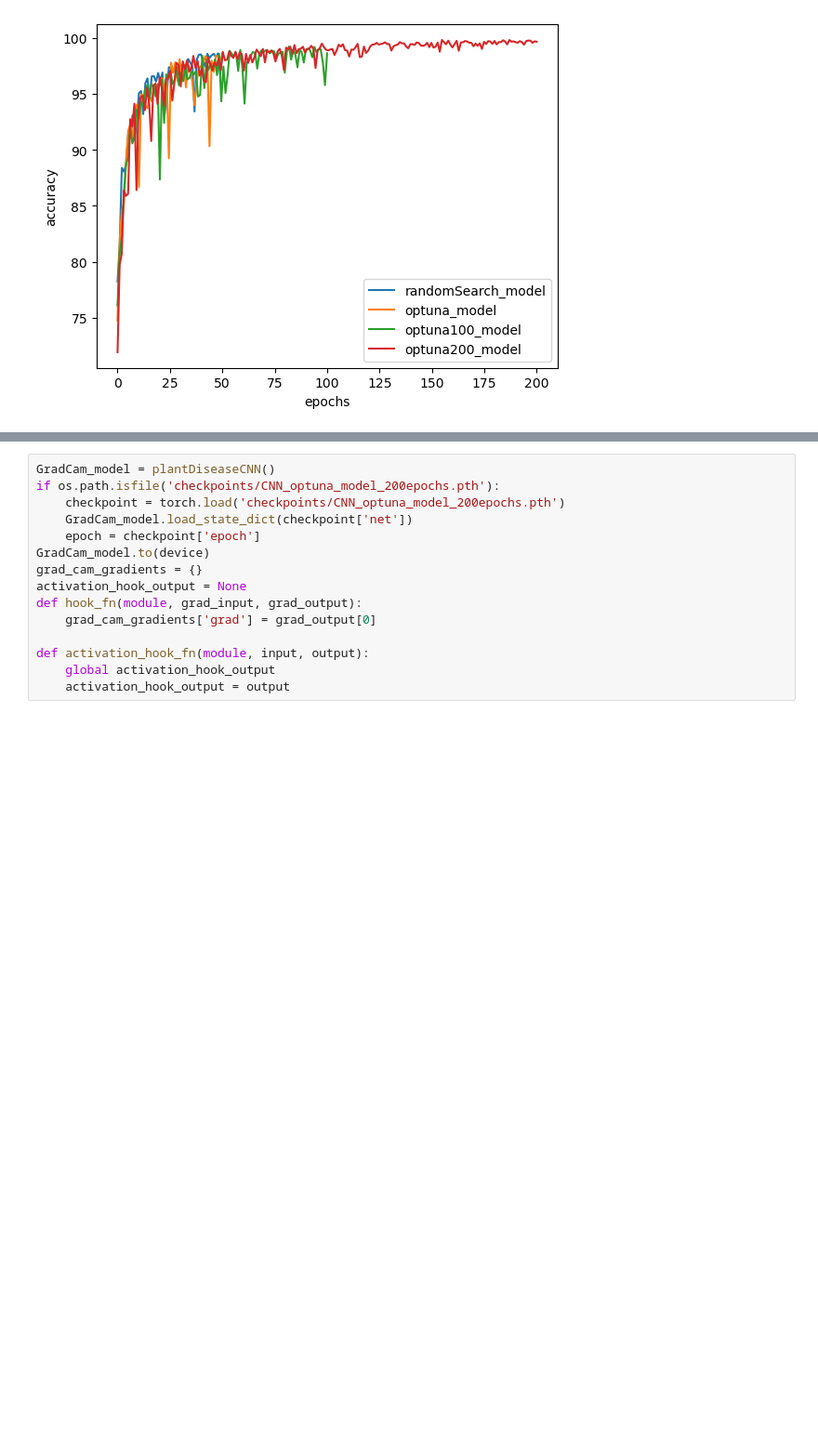
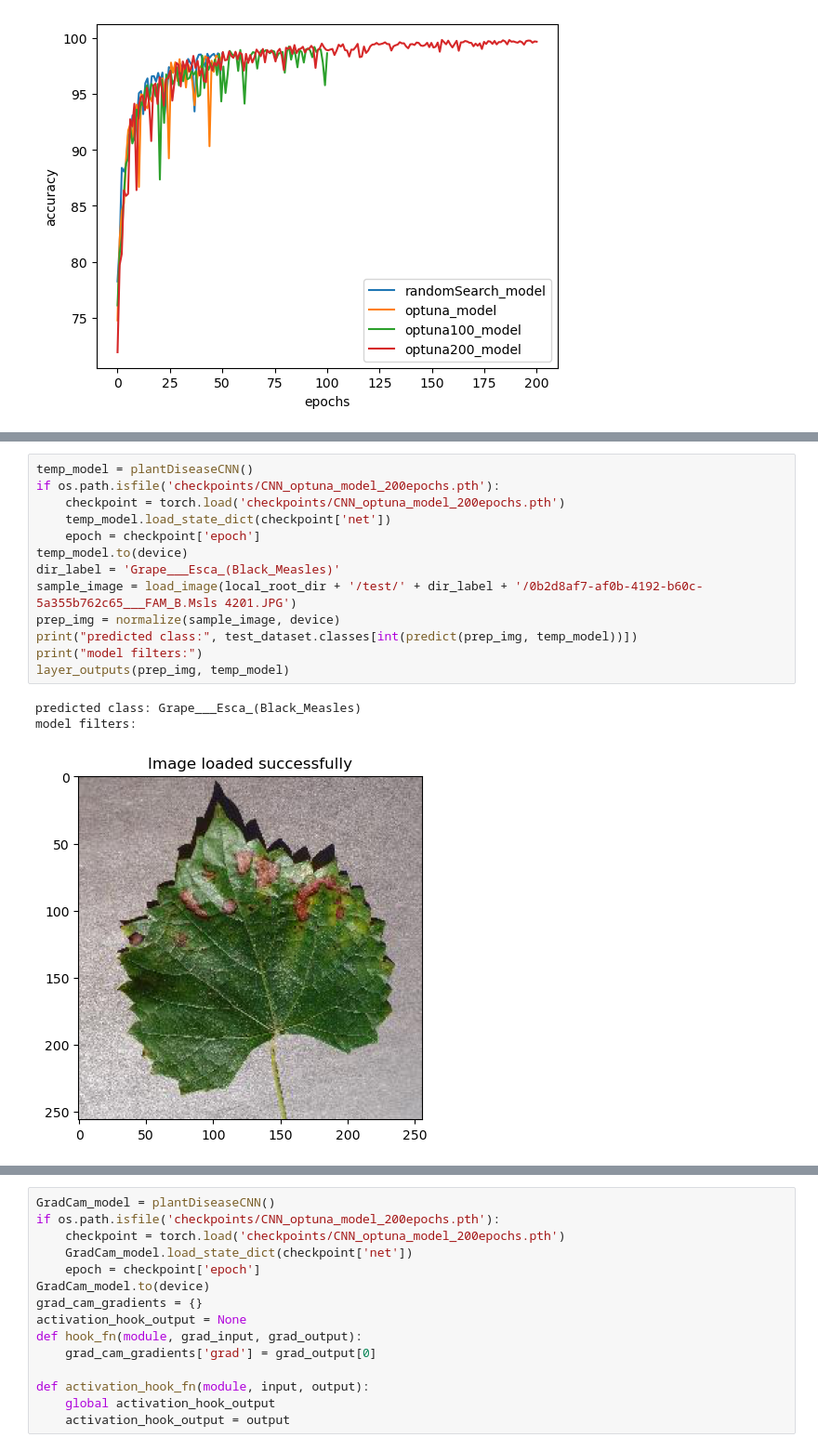
Before and after one commit to LeeBenyamin/Sherleaf-Holmes-project, a Jupyter notebook: plantDiseaseCNN.ipynb, the cells around one changed output, grey strips where cells are left out. Shown at 93% size. Drawn from its saved outputs; the diff is of its cells as text; blank space fills up the shorter version.

```diff
--- a/plantDiseaseCNN.ipynb
+++ b/plantDiseaseCNN.ipynb
@@ -822,0 +964,17 @@ def load_image(path):
+# %%
+temp_model = plantDiseaseCNN()
+if os.path.isfile('checkpoints/CNN_optuna_model_200epochs.pth'):
+    checkpoint = torch.load('checkpoints/CNN_optuna_model_200epochs.pth')
+    temp_model.load_state_dict(checkpoint['net'])
+    epoch = checkpoint['epoch']
+temp_model.to(device)
+dir_label = 'Grape___Esca_(Black_Measles)'
+sample_image = load_image(local_root_dir + '/test/' + dir_label + '/0b2d8af7-af0b-4192-b60c-5a355b762c65___FAM_B.Msls 4201.JPG')
+prep_img = normalize(sample_image, device)
+print("predicted class:", test_dataset.classes[int(predict(prep_img, temp_model))])
+print("model filters:")
+layer_outputs(prep_img, temp_model)
+# %% [output]
+predicted class: Grape___Esca_(Black_Measles)
+model filters:
+[figure, added]
```
Also changed, not shown: parts of 19 cells of this notebook.
